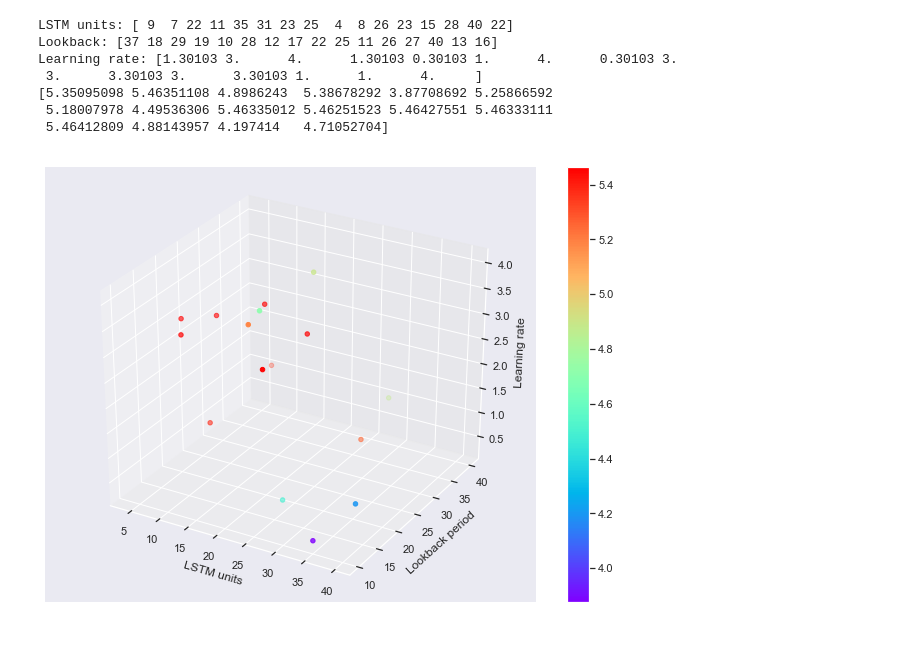
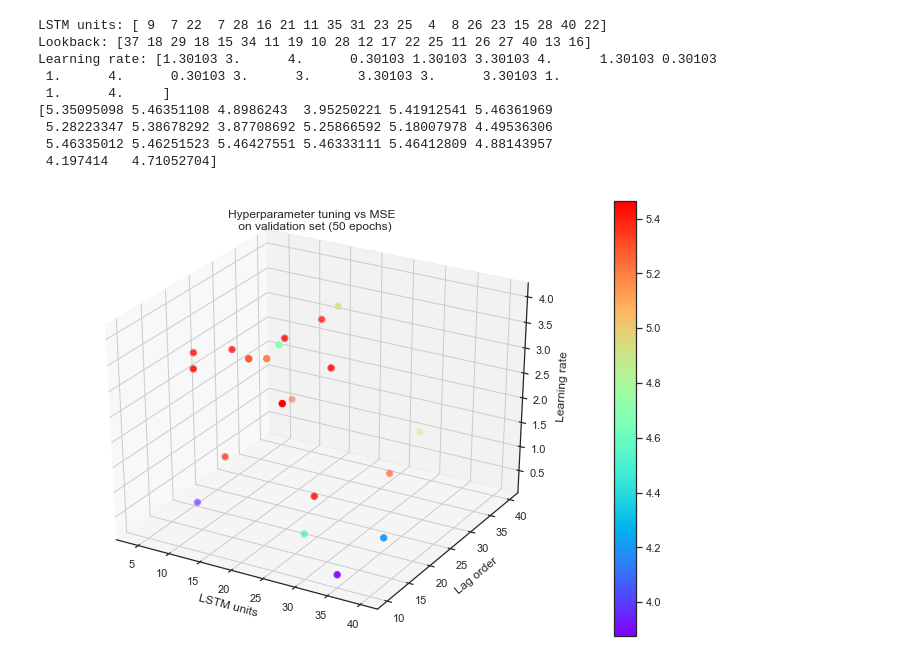
Before and after one commit to dblim/cs229project-lim-lundgren, a Jupyter notebook: src/output/LSTM_tuning/Tuning_plot.ipynb, the cells around one changed output. Saved outputs shown, nothing was run; the diff lists cells and outputs as text; code cells hidden in the pictures.

```diff
--- a/src/output/LSTM_tuning/Tuning_plot.ipynb
+++ b/src/output/LSTM_tuning/Tuning_plot.ipynb
@@ -59,35 +59,39 @@ print(LSTM_units)
 jet=plt.get_cmap('rainbow')
 # %%
 
-fig = plt.figure(figsize=(11,8))
+seaborn.set(style="white")
+fig = plt.figure(figsize=(12,8))
 ax = fig.add_subplot(111, projection='3d')
 xs = LSTM_units
 ys = lookback
 zs = -np.log10(learning_rate)
 c =  -np.log10(Avg_MSE)
 
 
 print('LSTM units:', xs)
 print('Lookback:',  ys)
 print('Learning rate:', zs)
 print(c)
-p = ax.scatter(xs,ys,zs, c=c, cmap=jet)
+p = ax.scatter(xs,ys,zs, c=c, cmap=jet, linewidth = 3)
 
 
 ax.set_xlabel('LSTM units')
-ax.set_ylabel('Lookback period')
+ax.set_ylabel('Lag order')
 ax.set_zlabel('Learning rate')
 #ax.set_zlim(0,0.5)
 
 fig.colorbar(p)
-seaborn.set()
+plt.title('Hyperparameter tuning vs MSE \n on validation set (50 epochs)')
+
 plt.show()
 # %% [output]
-LSTM units: [ 9  7 22 11 35 31 23 25  4  8 26 23 15 28 40 22]
-Lookback: [37 18 29 19 10 28 12 17 22 25 11 26 27 40 13 16]
-Learning rate: [1.30103 3.      4.      1.30103 0.30103 1.      4.      0.30103 3.
- 3.      3.30103 3.      3.30103 1.      1.      4.     ]
-[5.35095098 5.46351108 4.8986243  5.38678292 3.87708692 5.25866592
- 5.18007978 4.49536306 5.46335012 5.46251523 5.46427551 5.46333111
- 5.46412809 4.88143957 4.197414   4.71052704]
+LSTM units: [ 9  7 22  7 28 16 21 11 35 31 23 25  4  8 26 23 15 28 40 22]
+Lookback: [37 18 29 18 15 34 11 19 10 28 12 17 22 25 11 26 27 40 13 16]
+Learning rate: [1.30103 3.      4.      0.30103 1.30103 3.30103 4.      1.30103 0.30103
+ 1.      4.      0.30103 3.      3.      3.30103 3.      3.30103 1.
+ 1.      4.     ]
+[5.35095098 5.46351108 4.8986243  3.95250221 5.41912541 5.46361969
+ 5.28223347 5.38678292 3.87708692 5.25866592 5.18007978 4.49536306
+ 5.46335012 5.46251523 5.46427551 5.46333111 5.46412809 4.88143957
+ 4.197414   4.71052704]
-[figure, old version]
+[figure, new version]
```
Also changed, not shown: parts of 3 cells of this notebook, 15 other files.
